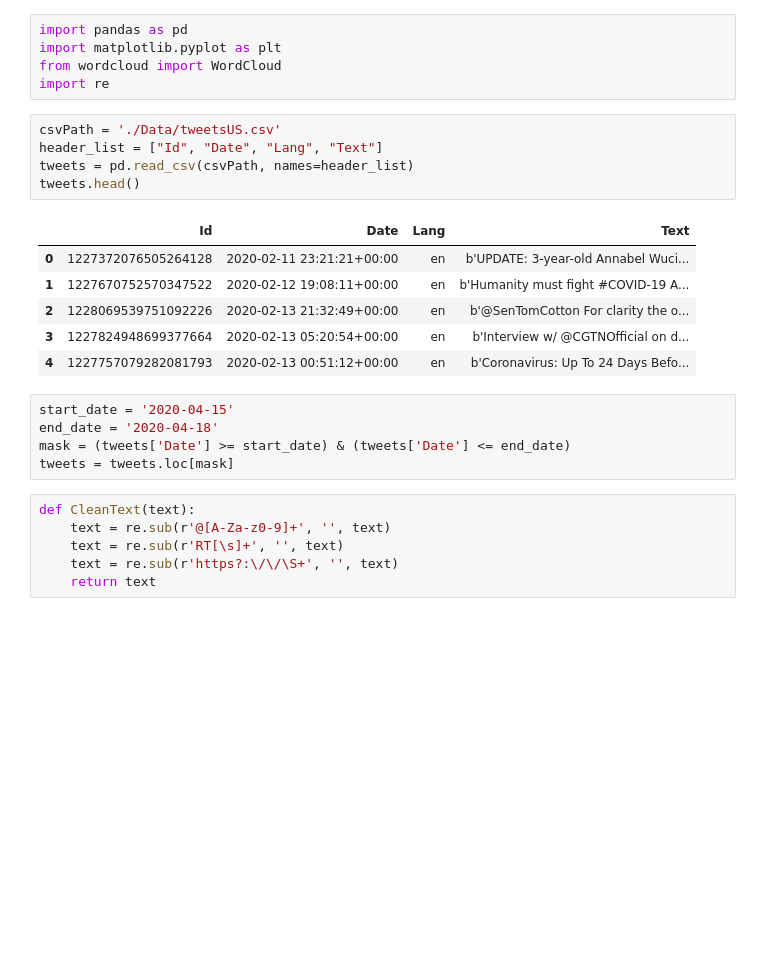
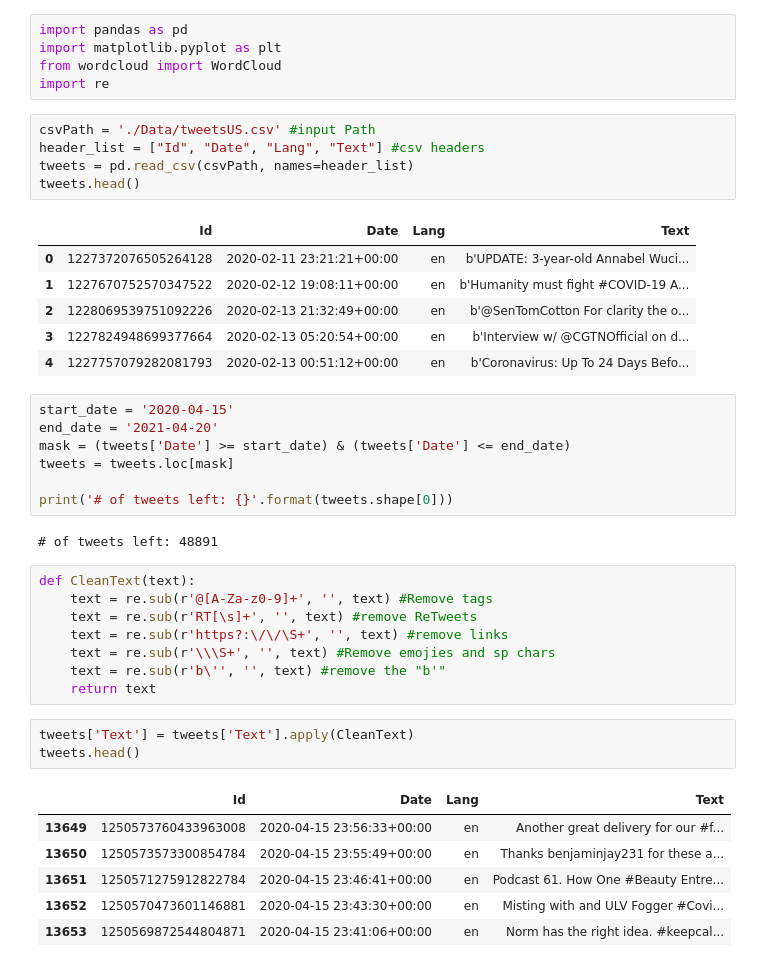
Before and after one commit to PolimiDataScientists/PMDS-Twitter-Analysis, a Jupyter notebook: src/notebooks/WordClouds.ipynb, the cells around one changed output. Drawn from its saved outputs; the diff is of its cells as text; blank space fills up the shorter version.

```diff
--- a/src/notebooks/WordClouds.ipynb
+++ b/src/notebooks/WordClouds.ipynb
@@ -4,8 +9,8 @@ import matplotlib.pyplot as plt
 from wordcloud import WordCloud
 import re
 # %%
-csvPath = './Data/tweetsUS.csv'
-header_list = ["Id", "Date", "Lang", "Text"]
+csvPath = './Data/tweetsUS.csv' #input Path
+header_list = ["Id", "Date", "Lang", "Text"] #csv headers
 tweets = pd.read_csv(csvPath, names=header_list)
 tweets.head()
 # %% [output]
@@ -17,14 +22,30 @@ tweets.head()
 | 4 | 1227757079282081793 | 2020-02-13 00:51:12+00:00 | en | b'Coronavirus: Up To 24 Days Befo... |
 # %%
 start_date = '2020-04-15'
-end_date = '2020-04-18'
+end_date = '2021-04-20'
 mask = (tweets['Date'] >= start_date) & (tweets['Date'] <= end_date)
 tweets = tweets.loc[mask]
+
+print('# of tweets left: {}'.format(tweets.shape[0]))
+# %% [output]
+# of tweets left: 48891
 # %%
 def CleanText(text):
-    text = re.sub(r'@[A-Za-z0-9]+', '', text)
-    text = re.sub(r'RT[\s]+', '', text)
-    text = re.sub(r'https?:\/\/\S+', '', text)
+    text = re.sub(r'@[A-Za-z0-9]+', '', text) #Remove tags
+    text = re.sub(r'RT[\s]+', '', text) #remove ReTweets
+    text = re.sub(r'https?:\/\/\S+', '', text) #remove links
+    text = re.sub(r'\\\S+', '', text) #Remove emojies and sp chars
+    text = re.sub(r'b\'', '', text) #remove the "b'"
     return text
+# %%
+tweets['Text'] = tweets['Text'].apply(CleanText)
+tweets.head()
+# %% [output]
+|  | Id | Date | Lang | Text |
+| 13649 | 1250573760433963008 | 2020-04-15 23:56:33+00:00 | en | Another great delivery for our #f... |
+| 13650 | 1250573573300854784 | 2020-04-15 23:55:49+00:00 | en | Thanks benjaminjay231 for these a... |
+| 13651 | 1250571275912822784 | 2020-04-15 23:46:41+00:00 | en | Podcast 61. How One #Beauty Entre... |
+| 13652 | 1250570473601146881 | 2020-04-15 23:43:30+00:00 | en | Misting with and ULV Fogger #Covi... |
+| 13653 | 1250569872544804871 | 2020-04-15 23:41:06+00:00 | en | Norm has the right idea. #keepcal... |
 # %%
 AllWords = ''.join([tweet for tweet in tweets['Text']])
```
Also changed, not shown: parts of 2 cells of this notebook.
